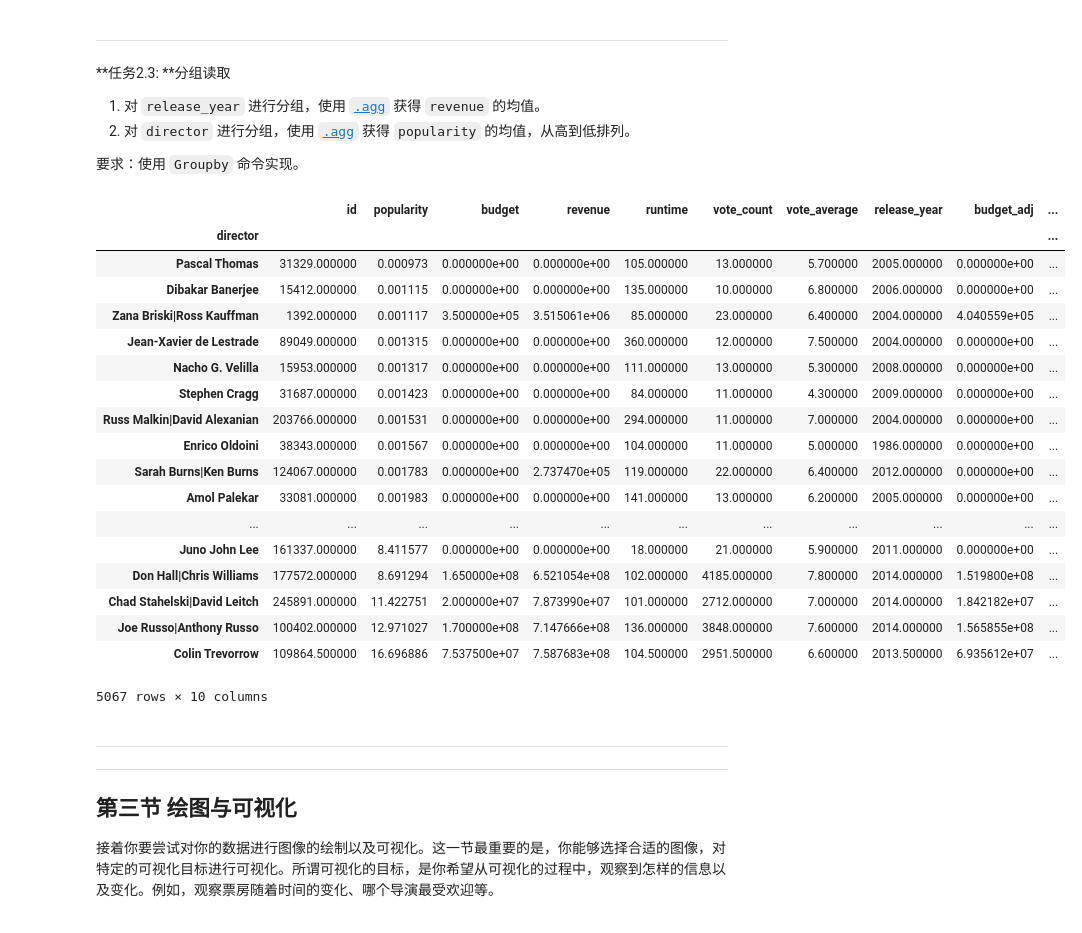
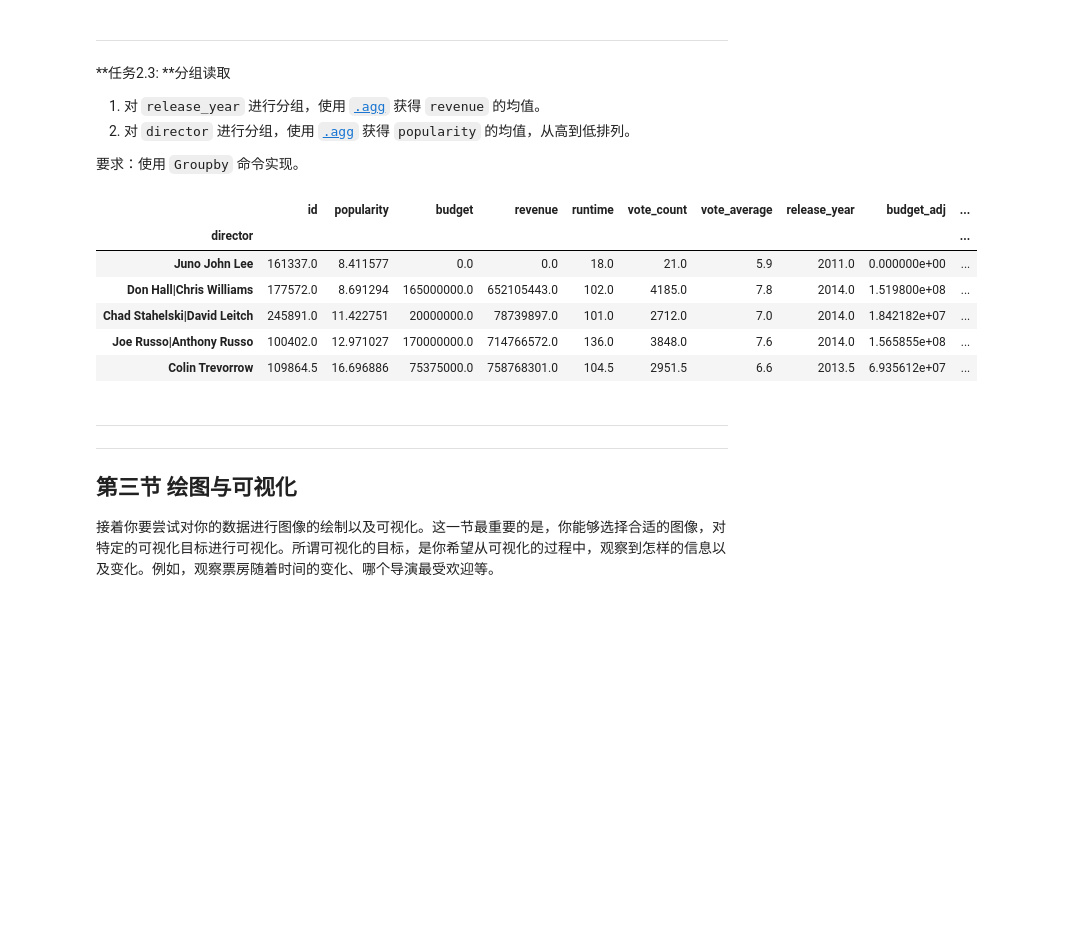
Before and after one commit to LinearPi/code_file, a Jupyter notebook: AIPND-cn-master/P2_Explore_Movie_Dataset/Explore Movie Dataset.ipynb, the cells around one changed output. Drawn from its saved outputs; the diff is of its cells as text; code cells hidden in the pictures; blank space fills up the shorter version.

```diff
--- a/AIPND-cn-master/P2_Explore_Movie_Dataset/Explore Movie Dataset.ipynb
+++ b/AIPND-cn-master/P2_Explore_Movie_Dataset/Explore Movie Dataset.ipynb
@@ -179,32 +179,20 @@ data[(data['popularity'] > 5) & (data['release_year'] > 1996)]
 # %%
 # todo 1
 # DataFrameGroupBy.agg(arg, *args, **kwargs)[source]
 # data.groupby('release_year').agg({'revenue': 'mean'})
 
 # todo 2
 # df.groupby('A').agg({'B': ['min', 'max'], 'C': 'sum'})
 #        pd.sort_values("xxx",inplace=True)
-data.groupby('director').agg('mean').sort_values('popularity')
+data.groupby('director').agg('mean').sort_values('popularity').tail()
 # %% [output]
 |  | id | popularity | budget | revenue | runtime | vote_count | vote_average | release_year | budget_adj | ... |
 | director |  |  |  |  |  |  |  |  |  | ... |
-| Pascal Thomas | 31329.000000 | 0.000973 | 0.000000e+00 | 0.000000e+00 | 105.000000 | 13.000000 | 5.700000 | 2005.000000 | 0.000000e+00 | ... |
-| Dibakar Banerjee | 15412.000000 | 0.001115 | 0.000000e+00 | 0.000000e+00 | 135.000000 | 10.000000 | 6.800000 | 2006.000000 | 0.000000e+00 | ... |
-| Zana Briski|Ross Kauffman | 1392.000000 | 0.001117 | 3.500000e+05 | 3.515061e+06 | 85.000000 | 23.000000 | 6.400000 | 2004.000000 | 4.040559e+05 | ... |
-| Jean-Xavier de Lestrade | 89049.000000 | 0.001315 | 0.000000e+00 | 0.000000e+00 | 360.000000 | 12.000000 | 7.500000 | 2004.000000 | 0.000000e+00 | ... |
-| Nacho G. Velilla | 15953.000000 | 0.001317 | 0.000000e+00 | 0.000000e+00 | 111.000000 | 13.000000 | 5.300000 | 2008.000000 | 0.000000e+00 | ... |
-| Stephen Cragg | 31687.000000 | 0.001423 | 0.000000e+00 | 0.000000e+00 | 84.000000 | 11.000000 | 4.300000 | 2009.000000 | 0.000000e+00 | ... |
-| Russ Malkin|David Alexanian | 203766.000000 | 0.001531 | 0.000000e+00 | 0.000000e+00 | 294.000000 | 11.000000 | 7.000000 | 2004.000000 | 0.000000e+00 | ... |
-| Enrico Oldoini | 38343.000000 | 0.001567 | 0.000000e+00 | 0.000000e+00 | 104.000000 | 11.000000 | 5.000000 | 1986.000000 | 0.000000e+00 | ... |
-| Sarah Burns|Ken Burns | 124067.000000 | 0.001783 | 0.000000e+00 | 2.737470e+05 | 119.000000 | 22.000000 | 6.400000 | 2012.000000 | 0.000000e+00 | ... |
-| Amol Palekar | 33081.000000 | 0.001983 | 0.000000e+00 | 0.000000e+00 | 141.000000 | 13.000000 | 6.200000 | 2005.000000 | 0.000000e+00 | ... |
-| ... | ... | ... | ... | ... | ... | ... | ... | ... | ... | ... |
-| Juno John Lee | 161337.000000 | 8.411577 | 0.000000e+00 | 0.000000e+00 | 18.000000 | 21.000000 | 5.900000 | 2011.000000 | 0.000000e+00 | ... |
-| Don Hall|Chris Williams | 177572.000000 | 8.691294 | 1.650000e+08 | 6.521054e+08 | 102.000000 | 4185.000000 | 7.800000 | 2014.000000 | 1.519800e+08 | ... |
-| Chad Stahelski|David Leitch | 245891.000000 | 11.422751 | 2.000000e+07 | 7.873990e+07 | 101.000000 | 2712.000000 | 7.000000 | 2014.000000 | 1.842182e+07 | ... |
-| Joe Russo|Anthony Russo | 100402.000000 | 12.971027 | 1.700000e+08 | 7.147666e+08 | 136.000000 | 3848.000000 | 7.600000 | 2014.000000 | 1.565855e+08 | ... |
-| Colin Trevorrow | 109864.500000 | 16.696886 | 7.537500e+07 | 7.587683e+08 | 104.500000 | 2951.500000 | 6.600000 | 2013.500000 | 6.935612e+07 | ... |
+| Juno John Lee | 161337.0 | 8.411577 | 0.0 | 0.0 | 18.0 | 21.0 | 5.9 | 2011.0 | 0.000000e+00 | ... |
+| Don Hall|Chris Williams | 177572.0 | 8.691294 | 165000000.0 | 652105443.0 | 102.0 | 4185.0 | 7.8 | 2014.0 | 1.519800e+08 | ... |
+| Chad Stahelski|David Leitch | 245891.0 | 11.422751 | 20000000.0 | 78739897.0 | 101.0 | 2712.0 | 7.0 | 2014.0 | 1.842182e+07 | ... |
+| Joe Russo|Anthony Russo | 100402.0 | 12.971027 | 170000000.0 | 714766572.0 | 136.0 | 3848.0 | 7.6 | 2014.0 | 1.565855e+08 | ... |
+| Colin Trevorrow | 109864.5 | 16.696886 | 75375000.0 | 758768301.0 | 104.5 | 2951.5 | 6.6 | 2013.5 | 6.935612e+07 | ... |
-5067 rows × 10 columns
 # %% [markdown]
 ---
 
```
Also changed, not shown: parts of 7 cells of this notebook, 2 other files.
